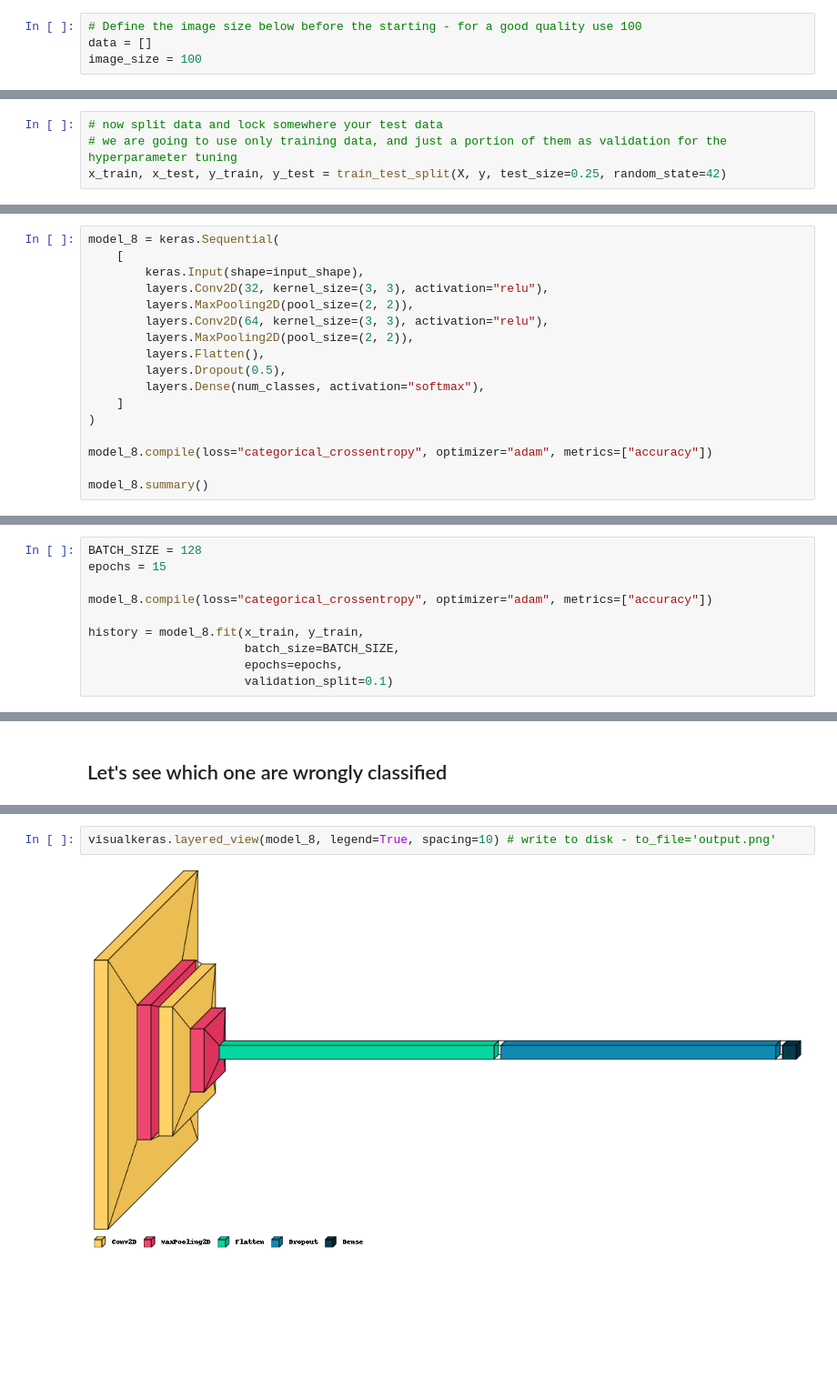
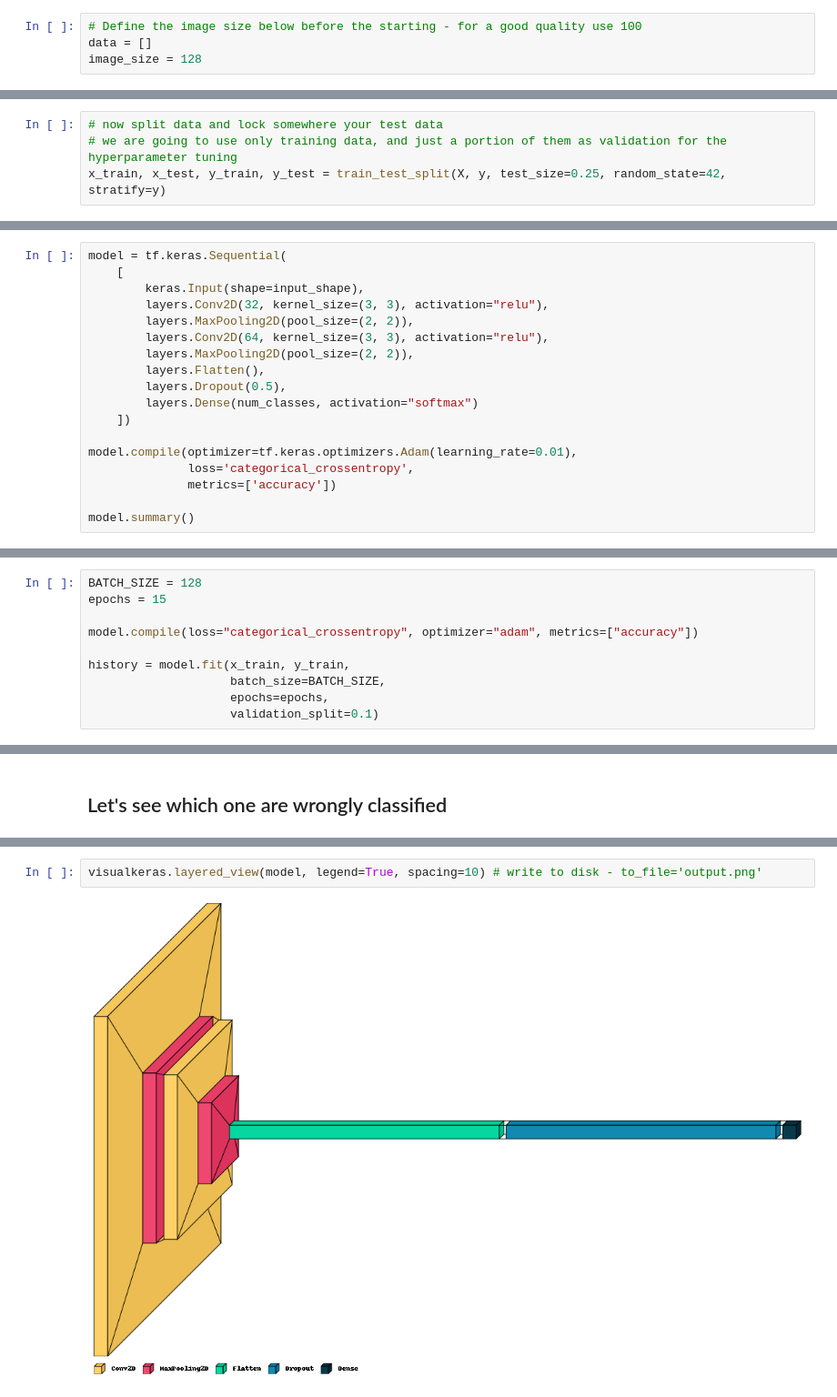
Before and after one commit to andreacutrera/comics_faces_recognizer, a Jupyter notebook: preprocessing_and_modelling.ipynb, the cells around one changed output, grey strips where cells are left out. Shown at 91% size. Saved outputs shown, nothing was run; the diff lists cells and outputs as text; blank space fills up the shorter version.

Commit message:
prep-model completed

```diff
--- a/preprocessing_and_modelling.ipynb
+++ b/preprocessing_and_modelling.ipynb
@@ -263,7 +261,7 @@ int_to_str
 # %%
 # Define the image size below before the starting - for a good quality use 100
 data = []
-image_size = 100
+image_size = 128
 # %%
 def get_data():
     for category in CATEGORIES:
@@ -382,7 +372,7 @@ y = np.array(y)
 # %%
 # now split data and lock somewhere your test data
 # we are going to use only training data, and just a portion of them as validation for the hyperparameter tuning
-x_train, x_test, y_train, y_test = train_test_split(X, y, test_size=0.25, random_state=42)
+x_train, x_test, y_train, y_test = train_test_split(X, y, test_size=0.25, random_state=42, stratify=y)
 # %%
 x_train.shape, x_test.shape, y_train.shape, y_test.shape
 # %% [output]
@@ -1361,5 +965,5 @@ x_test shape: (5000, 100, 100, 1)
 # %%
-model_8 = keras.Sequential(
+model = tf.keras.Sequential(
     [
         keras.Input(shape=input_shape),
         layers.Conv2D(32, kernel_size=(3, 3), activation="relu"),
@@ -1368,11 +972,12 @@ model_8 = keras.Sequential(
         layers.MaxPooling2D(pool_size=(2, 2)),
         layers.Flatten(),
         layers.Dropout(0.5),
-        layers.Dense(num_classes, activation="softmax"),
-    ]
-)
+        layers.Dense(num_classes, activation="softmax")
+    ])
 
-model_8.compile(loss="categorical_crossentropy", optimizer="adam", metrics=["accuracy"])
+model.compile(optimizer=tf.keras.optimizers.Adam(learning_rate=0.01),
+              loss='categorical_crossentropy',
+              metrics=['accuracy'])
 
-model_8.summary()
+model.summary()
 # %% [output]
@@ -1397,11 +1002,11 @@ _________________________________________________________________
 BATCH_SIZE = 128
 epochs = 15
 
-model_8.compile(loss="categorical_crossentropy", optimizer="adam", metrics=["accuracy"])
+model.compile(loss="categorical_crossentropy", optimizer="adam", metrics=["accuracy"])
 
-history = model_8.fit(x_train, y_train,
-                      batch_size=BATCH_SIZE,
-                      epochs=epochs,
-                      validation_split=0.1)
+history = model.fit(x_train, y_train,
+                    batch_size=BATCH_SIZE,
+                    epochs=epochs,
+                    validation_split=0.1)
 # %% [output]
 Epoch 1/15
@@ -1624,4 +1186,4 @@ plt.show()
 # %%
-visualkeras.layered_view(model_8, legend=True, spacing=10) # write to disk - to_file='output.png'
+visualkeras.layered_view(model, legend=True, spacing=10) # write to disk - to_file='output.png'
 # %% [output]
-[figure, old version]
+[figure, new version]
```
Also changed, not shown: parts of 78 cells of this notebook.
